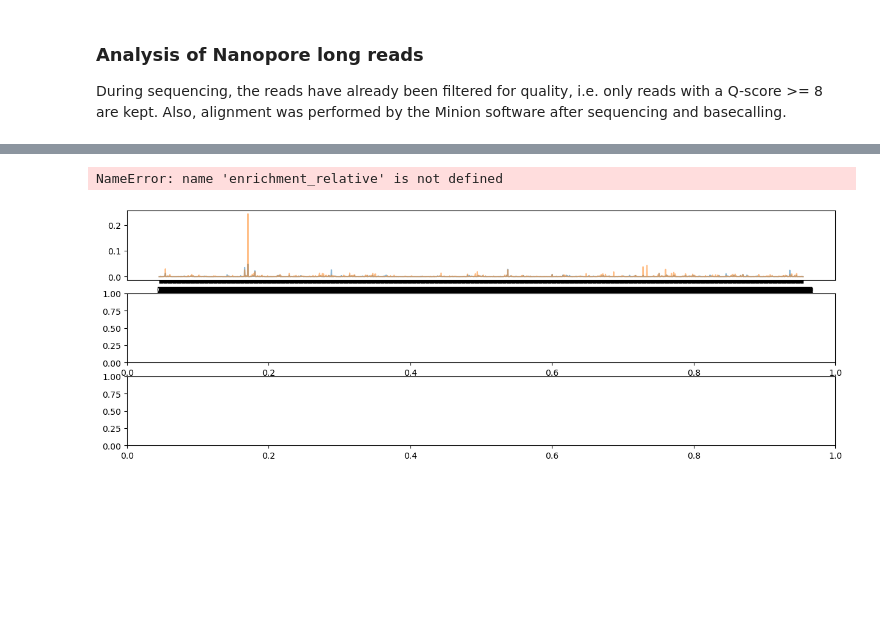
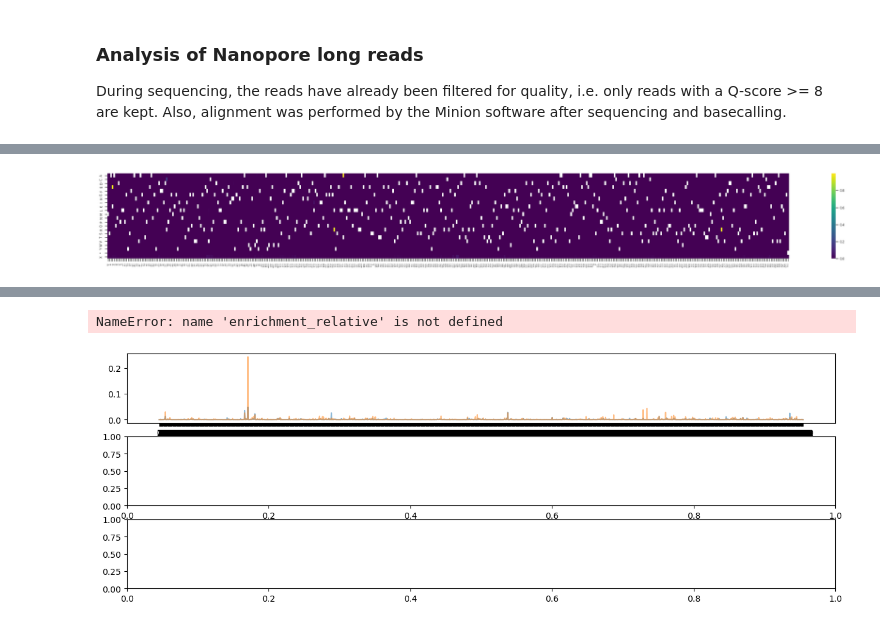
Before and after one commit to AliceHovsepyan/pogo_pance_draft, a Jupyter notebook: Nanopore_analysis.ipynb, the cells around one changed output, grey strips where cells are left out. Cells and saved outputs as stored; diff of their text form; code cells hidden in the pictures; blank space fills up the shorter version.

```diff
--- a/Nanopore_analysis.ipynb
+++ b/Nanopore_analysis.ipynb
@@ -87,0 +115,7 @@ plt.show()
+# %%
+fig, axes = plt.subplots(figsize = (30, 3))
+sns.heatmap(enrichments["barcode23"], cmap = "viridis", xticklabels = annots_R2, yticklabels=True, vmax =None)
+axes.set_xticklabels(axes.get_xticklabels(),fontsize = 3)
+plt.show()
+# %% [output]
+[figure, added]
```
Also changed, not shown: parts of 11 cells of this notebook, 7 other files.
